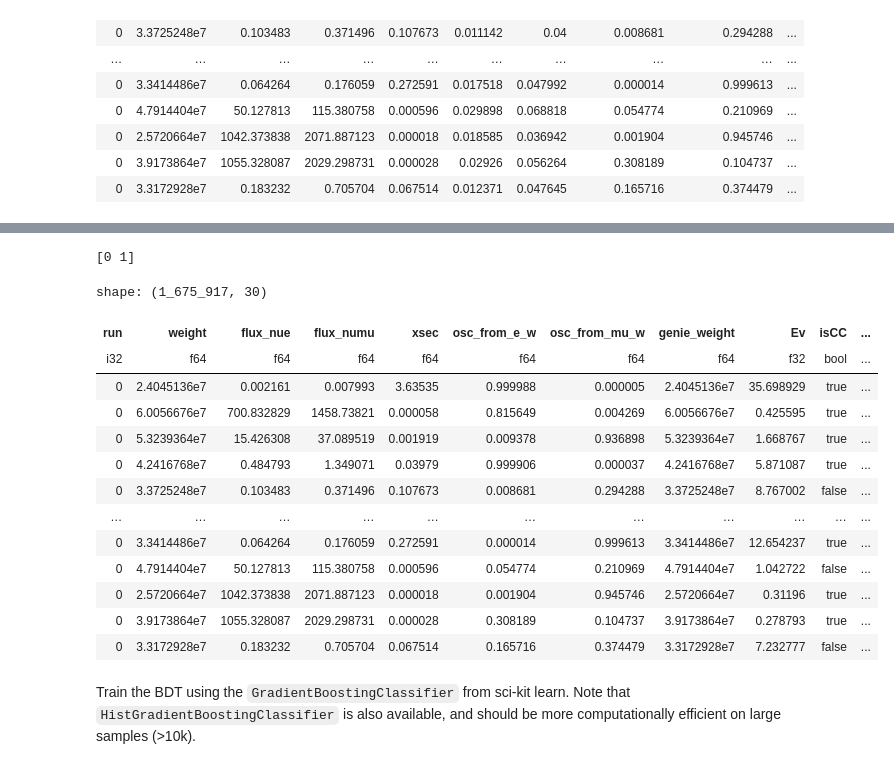
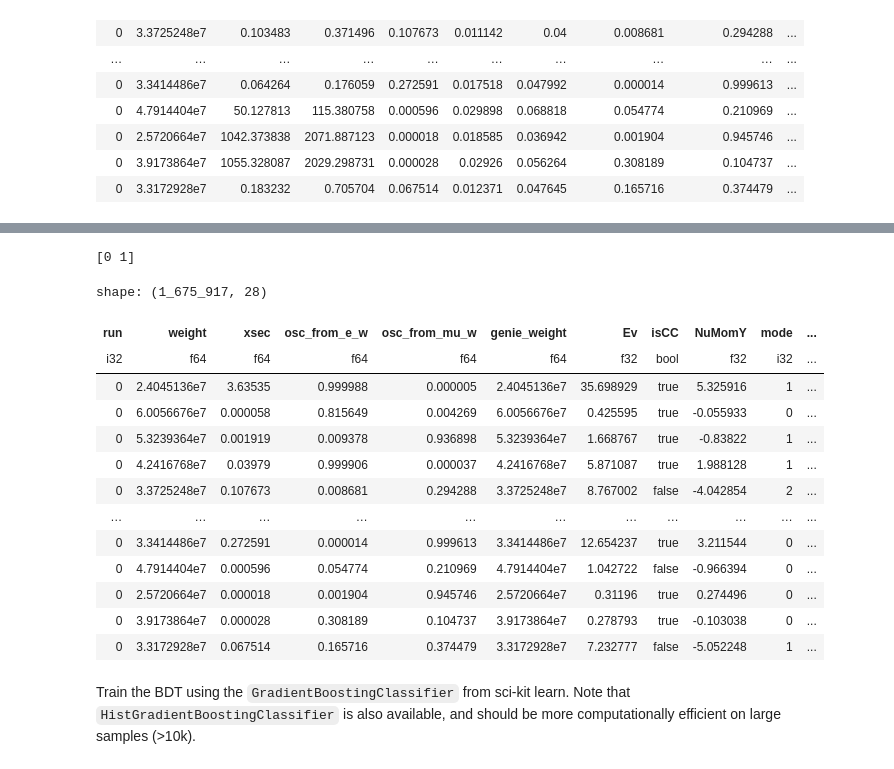
Before and after one commit to bristol-dune/atmospherics-tools, a Jupyter notebook: fast-osc-feedback/BDT-Skeleton.ipynb, the cells around one changed output, grey strips where cells are left out. Saved outputs shown, nothing was run; the diff lists cells and outputs as text; code cells hidden in the pictures.

```diff
--- a/fast-osc-feedback/BDT-Skeleton.ipynb
+++ b/fast-osc-feedback/BDT-Skeleton.ipynb
@@ -109,34 +95,36 @@ for col in data.columns:
 # %%
 from sklearn.model_selection import train_test_split
 import numpy as np
 
 # get your input data into an array which is N_events x N_variables
-X_data = data.drop("nuPDG", "nue_w", "numu_w", "final_oscillated_w")
+X_data = data.drop(
+    "nuPDG", "nue_w", "numu_w", "final_oscillated_w", "flux_nue", "flux_numu"
+)
 
 # create an array of truth labels (one per event) - 0 for neutrino, 1 for anti-neutrino
 y_data = (data["nuPDG"] < 0).to_numpy().astype(int)
 y_data_uniques = np.unique(y_data)
 print(y_data_uniques)
 
 # split the data into train and test datasets
 X_train, X_test, y_train, y_test = train_test_split(X_data, y_data, random_state=0)
 X_data
 # %% [output]
 [0 1]
-shape: (1_675_917, 30)
+shape: (1_675_917, 28)
-| run | weight | flux_nue | flux_numu | xsec | osc_from_e_w | osc_from_mu_w | genie_weight | Ev | isCC | ... |
-| i32 | f64 | f64 | f64 | f64 | f64 | f64 | f64 | f32 | bool | ... |
-| 0 | 2.4045136e7 | 0.002161 | 0.007993 | 3.63535 | 0.999988 | 0.000005 | 2.4045136e7 | 35.698929 | true | ... |
-| 0 | 6.0056676e7 | 700.832829 | 1458.73821 | 0.000058 | 0.815649 | 0.004269 | 6.0056676e7 | 0.425595 | true | ... |
-| 0 | 5.3239364e7 | 15.426308 | 37.089519 | 0.001919 | 0.009378 | 0.936898 | 5.3239364e7 | 1.668767 | true | ... |
-| 0 | 4.2416768e7 | 0.484793 | 1.349071 | 0.03979 | 0.999906 | 0.000037 | 4.2416768e7 | 5.871087 | true | ... |
-| 0 | 3.3725248e7 | 0.103483 | 0.371496 | 0.107673 | 0.008681 | 0.294288 | 3.3725248e7 | 8.767002 | false | ... |
+| run | weight | xsec | osc_from_e_w | osc_from_mu_w | genie_weight | Ev | isCC | NuMomY | mode | ... |
+| i32 | f64 | f64 | f64 | f64 | f64 | f32 | bool | f32 | i32 | ... |
+| 0 | 2.4045136e7 | 3.63535 | 0.999988 | 0.000005 | 2.4045136e7 | 35.698929 | true | 5.325916 | 1 | ... |
+| 0 | 6.0056676e7 | 0.000058 | 0.815649 | 0.004269 | 6.0056676e7 | 0.425595 | true | -0.055933 | 0 | ... |
+| 0 | 5.3239364e7 | 0.001919 | 0.009378 | 0.936898 | 5.3239364e7 | 1.668767 | true | -0.83822 | 1 | ... |
+| 0 | 4.2416768e7 | 0.03979 | 0.999906 | 0.000037 | 4.2416768e7 | 5.871087 | true | 1.988128 | 1 | ... |
+| 0 | 3.3725248e7 | 0.107673 | 0.008681 | 0.294288 | 3.3725248e7 | 8.767002 | false | -4.042854 | 2 | ... |
 | … | … | … | … | … | … | … | … | … | … | ... |
-| 0 | 3.3414486e7 | 0.064264 | 0.176059 | 0.272591 | 0.000014 | 0.999613 | 3.3414486e7 | 12.654237 | true | ... |
-| 0 | 4.7914404e7 | 50.127813 | 115.380758 | 0.000596 | 0.054774 | 0.210969 | 4.7914404e7 | 1.042722 | false | ... |
-| 0 | 2.5720664e7 | 1042.373838 | 2071.887123 | 0.000018 | 0.001904 | 0.945746 | 2.5720664e7 | 0.31196 | true | ... |
-| 0 | 3.9173864e7 | 1055.328087 | 2029.298731 | 0.000028 | 0.308189 | 0.104737 | 3.9173864e7 | 0.278793 | true | ... |
-| 0 | 3.3172928e7 | 0.183232 | 0.705704 | 0.067514 | 0.165716 | 0.374479 | 3.3172928e7 | 7.232777 | false | ... |
+| 0 | 3.3414486e7 | 0.272591 | 0.000014 | 0.999613 | 3.3414486e7 | 12.654237 | true | 3.211544 | 0 | ... |
+| 0 | 4.7914404e7 | 0.000596 | 0.054774 | 0.210969 | 4.7914404e7 | 1.042722 | false | -0.966394 | 0 | ... |
+| 0 | 2.5720664e7 | 0.000018 | 0.001904 | 0.945746 | 2.5720664e7 | 0.31196 | true | 0.274496 | 0 | ... |
+| 0 | 3.9173864e7 | 0.000028 | 0.308189 | 0.104737 | 3.9173864e7 | 0.278793 | true | -0.103038 | 0 | ... |
+| 0 | 3.3172928e7 | 0.067514 | 0.165716 | 0.374479 | 3.3172928e7 | 7.232777 | false | -5.052248 | 1 | ... |
 # %% [markdown]
 Train the BDT using the `GradientBoostingClassifier` from sci-kit learn.  Note that `HistGradientBoostingClassifier` is also available, and should be more computationally efficient on large samples (>10k).
 # %%
```
Also changed, not shown: parts of 8 cells of this notebook.
